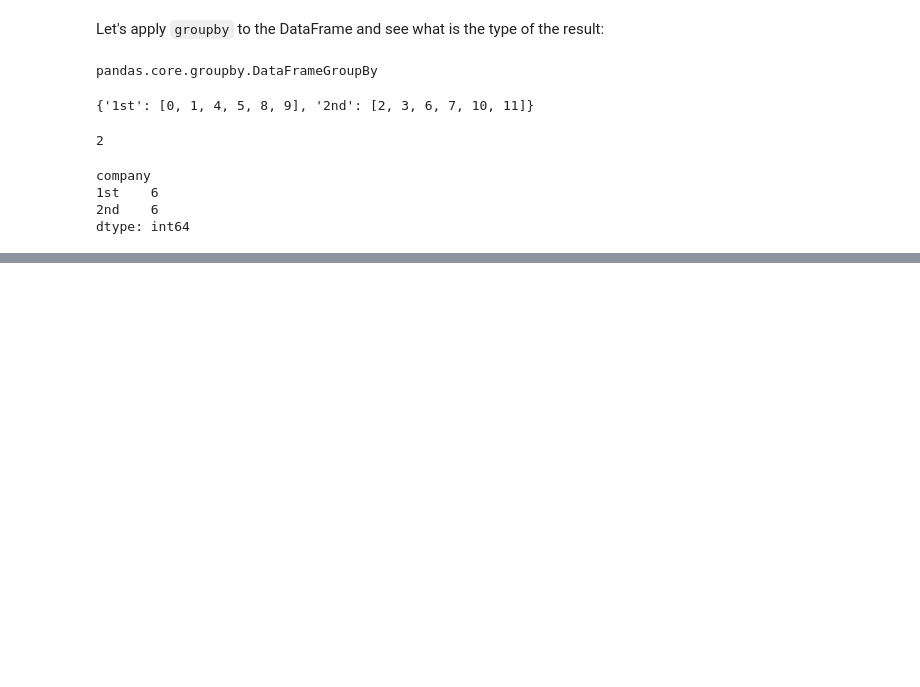
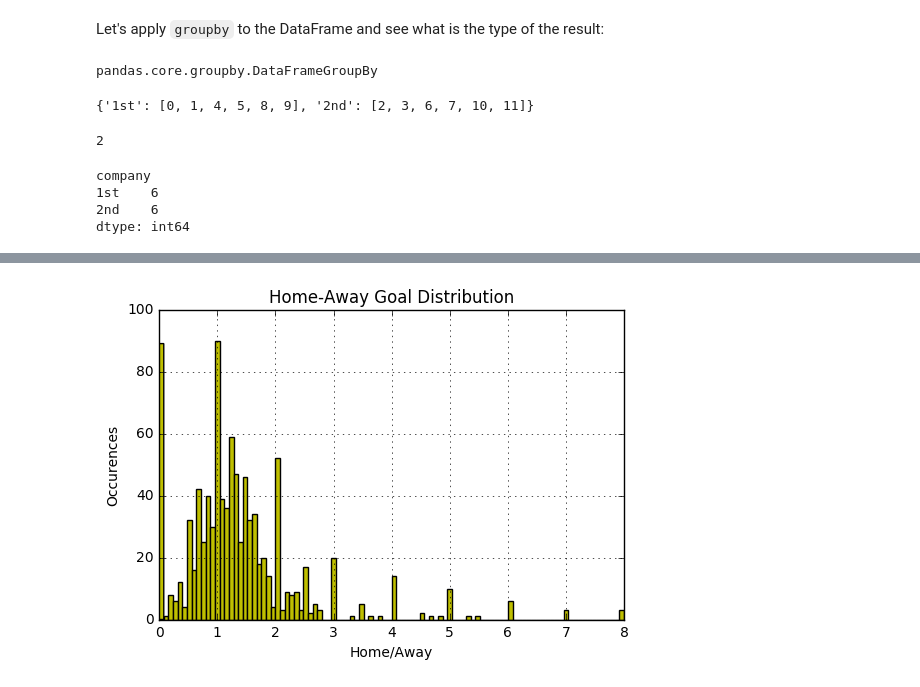
Before and after one commit to eneskemalergin/Blog-Notebooks, a Jupyter notebook: Introduction_to_Pandas-3.ipynb, the cells around one changed output, grey strips where cells are left out. Cells and saved outputs as stored; diff of their text form; code cells hidden in the pictures; blank space fills up the shorter version.

Commit message:
Groupby is completed in Pandas 3 tutorial

```diff
--- a/Introduction_to_Pandas-3.ipynb
+++ b/Introduction_to_Pandas-3.ipynb
@@ -73,0 +189,3 @@ TypeError: 'bool' object is not callable
+# %%
+grouped2Data = seasonData.groupby(level='date')
+(grouped2Data.sum()).head()
@@ -73,0 +212,2 @@ TypeError: 'bool' object is not callable
+# %%
+totalgoal = grouped2Data.sum()
@@ -73,0 +235,20 @@ TypeError: 'bool' object is not callable
+# %%
+# This has inf values inside so I need to change inf to 0
+num_array = (totalgoal['hgoal'] / totalgoal['agoal']).values
+# %%
+# If inf and nan change to 0
+num_array[num_array == np.inf] = 0
+num_array = np.nan_to_num(num_array)
+# %%
+# the histogram of the data
+plt.hist(num_array, bins=100, facecolor='y')
+
+plt.xlabel('Home/Away')
+plt.ylabel('Occurences')
+plt.title('Home-Away Goal Distribution')
+plt.axis([0.0, 8.0, 0, 100])
+plt.grid(True)
+
+plt.show()
+# %% [output]
+[figure, added]
```
Also changed, not shown: parts of 22 cells of this notebook, 1 other file.
